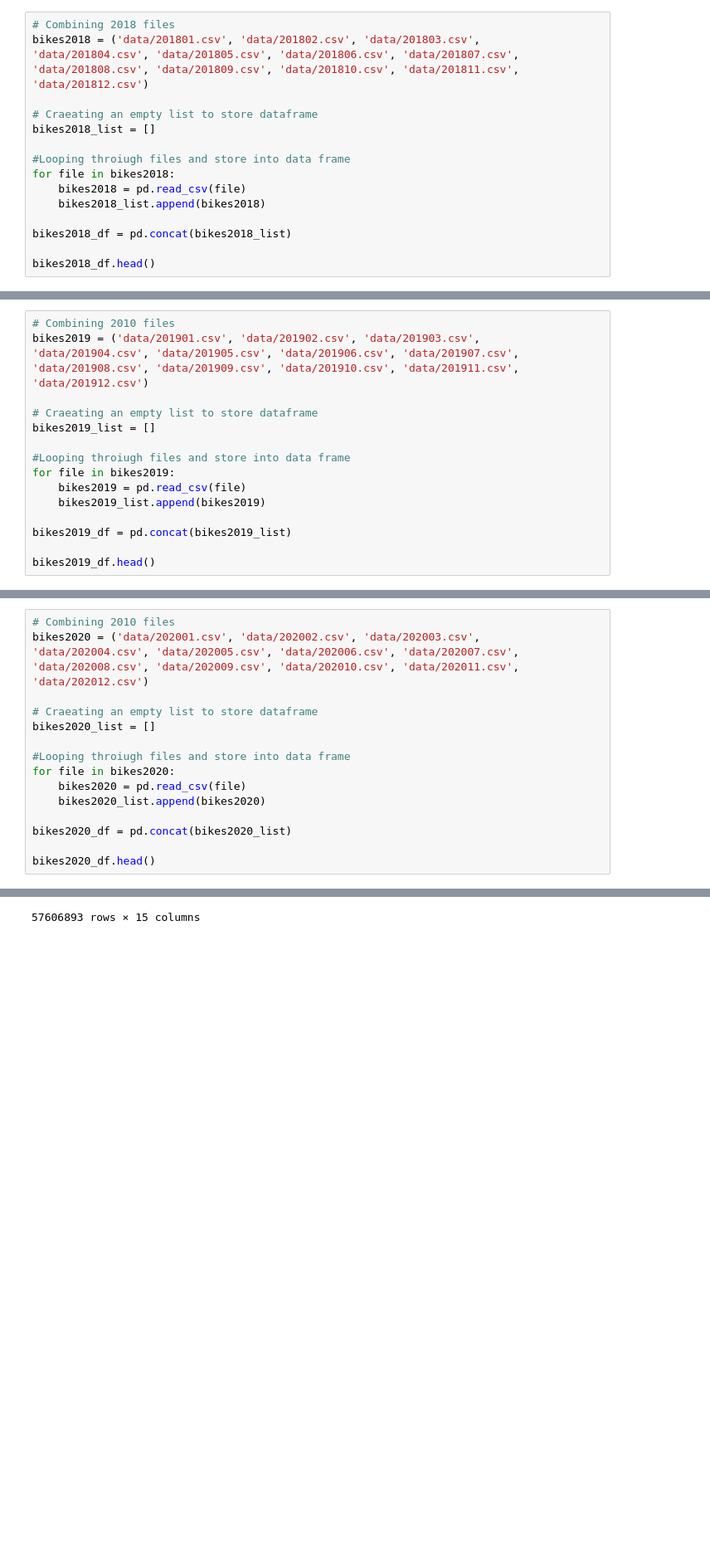
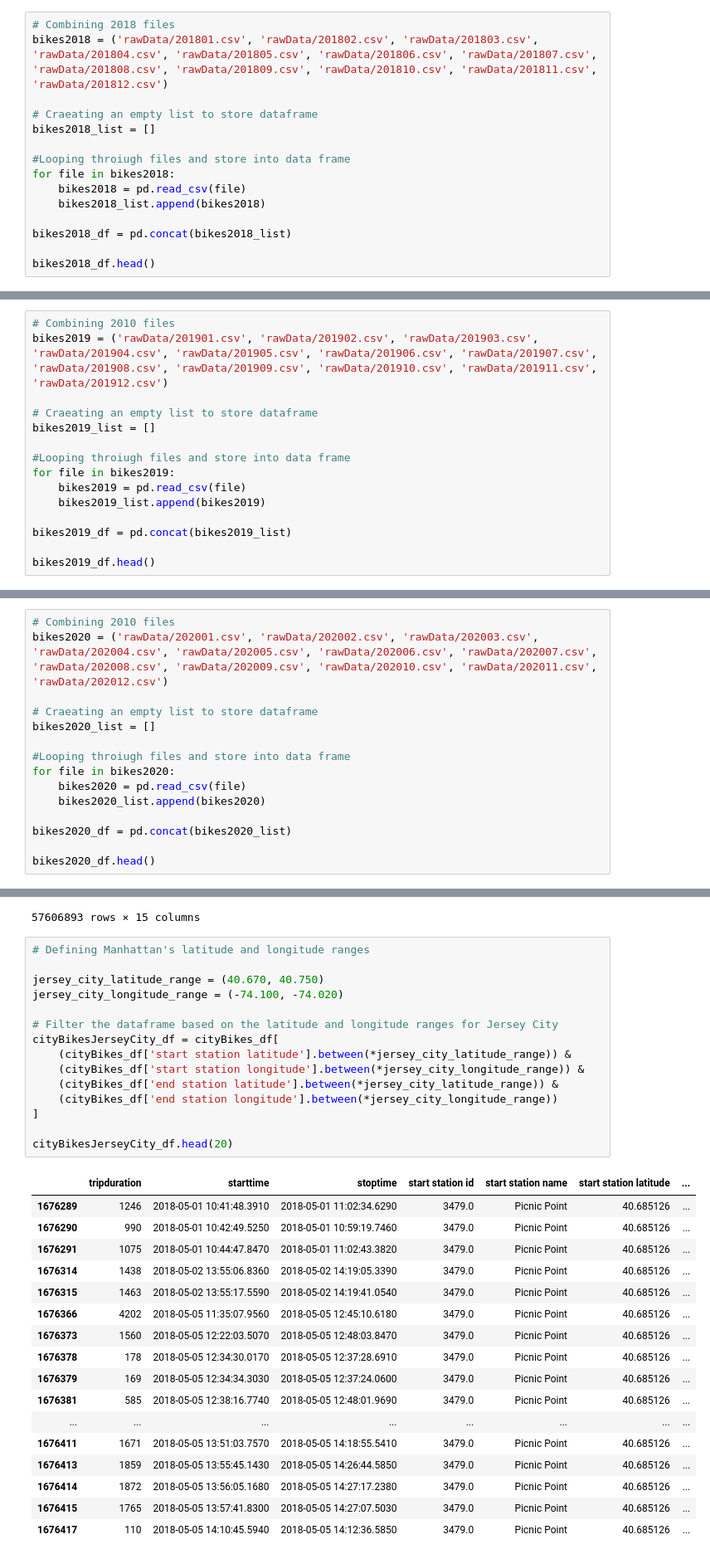
Before and after one commit to vihaveman/Tableau_Challenge, a Jupyter notebook: cityBike.ipynb, the cells around one changed output, grey strips where cells are left out. Shown at 83% size. Cells and saved outputs as stored; diff of their text form; blank space fills up the shorter version.

```diff
--- a/cityBike.ipynb
+++ b/cityBike.ipynb
@@ -2,7 +2,7 @@
 import pandas as pd
 # %%
 # Combining 2018 files
-bikes2018 = ('data/201801.csv', 'data/201802.csv', 'data/201803.csv', 'data/201804.csv', 'data/201805.csv', 'data/201806.csv', 'data/201807.csv', 'data/201808.csv', 'data/201809.csv', 'data/201810.csv', 'data/201811.csv', 'data/201812.csv')
+bikes2018 = ('rawData/201801.csv', 'rawData/201802.csv', 'rawData/201803.csv', 'rawData/201804.csv', 'rawData/201805.csv', 'rawData/201806.csv', 'rawData/201807.csv', 'rawData/201808.csv', 'rawData/201809.csv', 'rawData/201810.csv', 'rawData/201811.csv', 'rawData/201812.csv')
 
 # Craeating an empty list to store dataframe
 bikes2018_list = []
@@ -24,7 +24,7 @@ bikes2018_df.head()
 | 4 | 306 | 2018-01-01 18:14:51.5680 | 2018-01-01 18:19:57.6420 | 72.0 | W 52 St & 11 Ave | 40.767272 | ... |
 # %%
 # Combining 2010 files
-bikes2019 = ('data/201901.csv', 'data/201902.csv', 'data/201903.csv', 'data/201904.csv', 'data/201905.csv', 'data/201906.csv', 'data/201907.csv', 'data/201908.csv', 'data/201909.csv', 'data/201910.csv', 'data/201911.csv', 'data/201912.csv')
+bikes2019 = ('rawData/201901.csv', 'rawData/201902.csv', 'rawData/201903.csv', 'rawData/201904.csv', 'rawData/201905.csv', 'rawData/201906.csv', 'rawData/201907.csv', 'rawData/201908.csv', 'rawData/201909.csv', 'rawData/201910.csv', 'rawData/201911.csv', 'rawData/201912.csv')
 
 # Craeating an empty list to store dataframe
 bikes2019_list = []
@@ -46,7 +46,7 @@ bikes2019_df.head()
 | 4 | 303 | 2019-01-01 00:07:35.9450 | 2019-01-01 00:12:39.5020 | 229.0 | Great Jones St | 40.727434 | ... |
 # %%
 # Combining 2010 files
-bikes2020 = ('data/202001.csv', 'data/202002.csv', 'data/202003.csv', 'data/202004.csv', 'data/202005.csv', 'data/202006.csv', 'data/202007.csv', 'data/202008.csv', 'data/202009.csv', 'data/202010.csv', 'data/202011.csv', 'data/202012.csv')
+bikes2020 = ('rawData/202001.csv', 'rawData/202002.csv', 'rawData/202003.csv', 'rawData/202004.csv', 'rawData/202005.csv', 'rawData/202006.csv', 'rawData/202007.csv', 'rawData/202008.csv', 'rawData/202009.csv', 'rawData/202010.csv', 'rawData/202011.csv', 'rawData/202012.csv')
 
 # Craeating an empty list to store dataframe
 bikes2020_list = []
@@ -111,6 +111,39 @@ cityBikes_df
 | 1088927 | 654 | 2020-12-31 23:59:55.9550 | 2021-01-01 00:10:50.6050 | 4073.0 | W 51 St & Rockefeller Plaza | 40.759700 | ... |
 | 1088928 | 2589 | 2020-12-31 23:59:57.4070 | 2021-01-01 00:43:06.4490 | 3581.0 | Underhill Ave & Lincoln Pl | 40.674012 | ... |
 57606893 rows × 15 columns
+# %%
+# Defining Manhattan's latitude and longitude ranges
+
+jersey_city_latitude_range = (40.670, 40.750)
+jersey_city_longitude_range = (-74.100, -74.020)
+
+# Filter the dataframe based on the latitude and longitude ranges for Jersey City
+cityBikesJerseyCity_df = cityBikes_df[
+    (cityBikes_df['start station latitude'].between(*jersey_city_latitude_range)) &
+    (cityBikes_df['start station longitude'].between(*jersey_city_longitude_range)) &
+    (cityBikes_df['end station latitude'].between(*jersey_city_latitude_range)) &
+    (cityBikes_df['end station longitude'].between(*jersey_city_longitude_range))
+]
+
+cityBikesJerseyCity_df.head(20)
+# %% [output]
+|  | tripduration | starttime | stoptime | start station id | start station name | start station latitude | ... |
+| 1676289 | 1246 | 2018-05-01 10:41:48.3910 | 2018-05-01 11:02:34.6290 | 3479.0 | Picnic Point | 40.685126 | ... |
+| 1676290 | 990 | 2018-05-01 10:42:49.5250 | 2018-05-01 10:59:19.7460 | 3479.0 | Picnic Point | 40.685126 | ... |
+| 1676291 | 1075 | 2018-05-01 10:44:47.8470 | 2018-05-01 11:02:43.3820 | 3479.0 | Picnic Point | 40.685126 | ... |
+| 1676314 | 1438 | 2018-05-02 13:55:06.8360 | 2018-05-02 14:19:05.3390 | 3479.0 | Picnic Point | 40.685126 | ... |
+| 1676315 | 1463 | 2018-05-02 13:55:17.5590 | 2018-05-02 14:19:41.0540 | 3479.0 | Picnic Point | 40.685126 | ... |
+| 1676366 | 4202 | 2018-05-05 11:35:07.9560 | 2018-05-05 12:45:10.6180 | 3479.0 | Picnic Point | 40.685126 | ... |
+| 1676373 | 1560 | 2018-05-05 12:22:03.5070 | 2018-05-05 12:48:03.8470 | 3479.0 | Picnic Point | 40.685126 | ... |
+| 1676378 | 178 | 2018-05-05 12:34:30.0170 | 2018-05-05 12:37:28.6910 | 3479.0 | Picnic Point | 40.685126 | ... |
+| 1676379 | 169 | 2018-05-05 12:34:34.3030 | 2018-05-05 12:37:24.0600 | 3479.0 | Picnic Point | 40.685126 | ... |
+| 1676381 | 585 | 2018-05-05 12:38:16.7740 | 2018-05-05 12:48:01.9690 | 3479.0 | Picnic Point | 40.685126 | ... |
+| ... | ... | ... | ... | ... | ... | ... | ... |
+| 1676411 | 1671 | 2018-05-05 13:51:03.7570 | 2018-05-05 14:18:55.5410 | 3479.0 | Picnic Point | 40.685126 | ... |
+| 1676413 | 1859 | 2018-05-05 13:55:45.1430 | 2018-05-05 14:26:44.5850 | 3479.0 | Picnic Point | 40.685126 | ... |
+| 1676414 | 1872 | 2018-05-05 13:56:05.1680 | 2018-05-05 14:27:17.2380 | 3479.0 | Picnic Point | 40.685126 | ... |
+| 1676415 | 1765 | 2018-05-05 13:57:41.8300 | 2018-05-05 14:27:07.5030 | 3479.0 | Picnic Point | 40.685126 | ... |
+| 1676417 | 110 | 2018-05-05 14:10:45.5940 | 2018-05-05 14:12:36.5850 | 3479.0 | Picnic Point | 40.685126 | ... |
 # %%
 # Save cleaned data into a csv file
 
```
Also changed, not shown: parts of 1 cell of this notebook.
